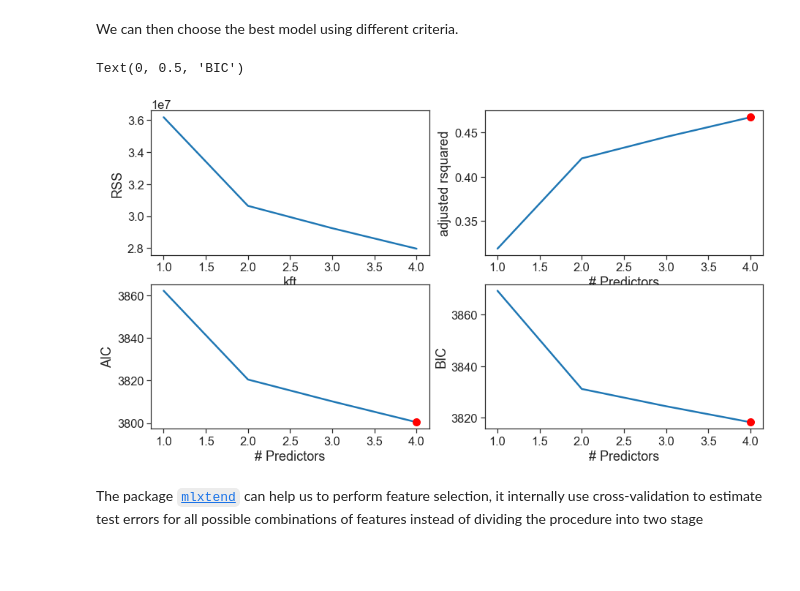
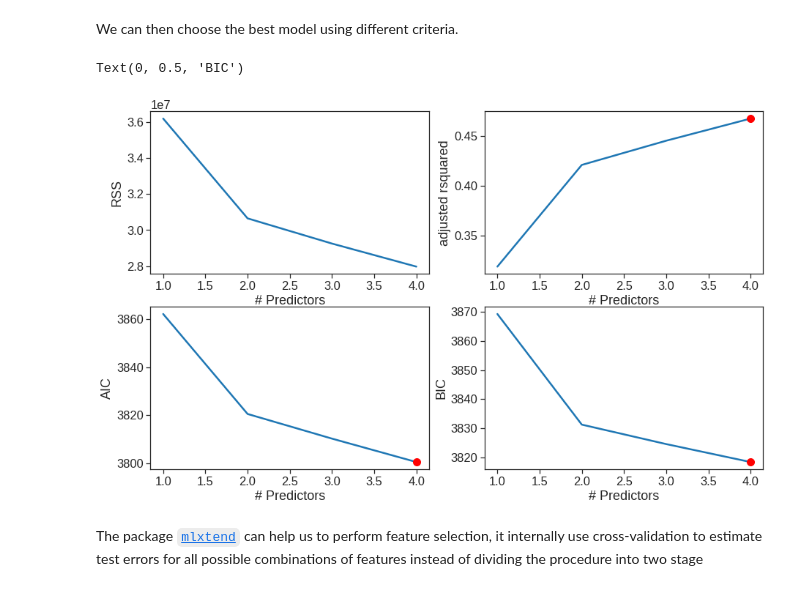
Before and after one commit to phonchi/nsysu-math6084, a Jupyter notebook: static_files/presentations/Chapter_6_Lab.ipynb, the cells around one changed output. Saved outputs shown, nothing was run; the diff lists cells and outputs as text; code cells hidden in the pictures; blank space fills up the shorter version.

```diff
--- a/static_files/presentations/Chapter_6_Lab.ipynb
+++ b/static_files/presentations/Chapter_6_Lab.ipynb
@@ -37,5 +42,5 @@ First of all, we note that the `Salary` variable is missing for some of the play
 # %%
-Hitter = pd.read_csv("Data/Hitters.csv")
+Hitter = pd.read_csv("/content/drive/MyDrive/NSYSU/00_Statistical_learning/Lab/Data/Hitters.csv")
 Hitter.head()
 # %% [output]
 |  | AtBat | Hits | HmRun | Runs | RBI | Walks | Years | CAtBat | CHits | CHmRun | CRuns | ... |
@@ -86,7 +91,7 @@ list(itertools.combinations([1,2,3,4], 3))
 def get_models(k_features, X, y):
     """
     Fit all possible models that contain exactly k_features predictors.
-    X is predictor and y is response.
+    X is predictor and y is target or response.
     """
 
     n_features = X.shape[1]
@@ -166,7 +171,7 @@ results
 # %% [markdown]
 We can then choose the best model using different criteria.
 # %%
-plt.figure(figsize=(15,8))
+plt.figure(figsize=(15,9))
 plt.rcParams.update({'font.size': 14, 'lines.markersize': 10})
 
 # Set up a 2x2 grid so we can look at 4 plots at once
@@ -175,39 +180,39 @@ plt.subplot(2, 2, 1)
 # We will now plot a red dot to indicate the model with the largest adjusted R^2 statistic.
 # The argmax() function can be used to identify the location of the maximum point of a vector
 ax = sns.lineplot(x = "kft", y = "rss", data = results)
-ax.set_label('# Predictors')
+ax.set_xlabel('# Predictors')
 ax.set_ylabel('RSS')
 
 # We will now plot a red dot to indicate the model with the largest adjusted R^2 statistic.
 # The argmax() function can be used to identify the location of the maximum point of a vector
 
 results["rsquared_adj"] = results.apply(lambda row: row[1].rsquared_adj, axis=1)
 
 plt.subplot(2, 2, 2)
 ax = sns.lineplot(x = "kft", y = "rsquared_adj", data = results)
 plt.plot(results["rsquared_adj"].argmax()+1, results["rsquared_adj"].max(), "or")
 ax.set_xlabel('# Predictors')
 ax.set_ylabel('adjusted rsquared')
 
 # We'll do the same for AIC and BIC, this time looking for the models with the SMALLEST statistic
 results["aic"] = results.apply(lambda row: row[1].aic, axis=1)
 
 plt.subplot(2, 2, 3)
 ax = sns.lineplot(x = "kft", y = "aic", data = results)
 plt.plot(results["aic"].argmin()+1, results["aic"].min(), "or")
 ax.set_xlabel('# Predictors')
 ax.set_ylabel('AIC')
 
 results["bic"] = results.apply(lambda row: row[1].bic, axis=1)
 
 plt.subplot(2, 2, 4)
 ax = sns.lineplot(x = "kft", y = "bic", data = results)
 plt.plot(results["bic"].argmin()+1, results["bic"].min(), "or")
 ax.set_xlabel('# Predictors')
 ax.set_ylabel('BIC')
 # %% [output]
 Text(0, 0.5, 'BIC')
-[figure, old version]
+[figure, new version]
 # %% [markdown]
 The package [`mlxtend`](http://rasbt.github.io/mlxtend/) can help us to perform feature selection, it internally use cross-validation to estimate test errors for all possible combinations of features instead of dividing the procedure into two stage
 # %%
```
Also changed, not shown: parts of 67 cells of this notebook.
